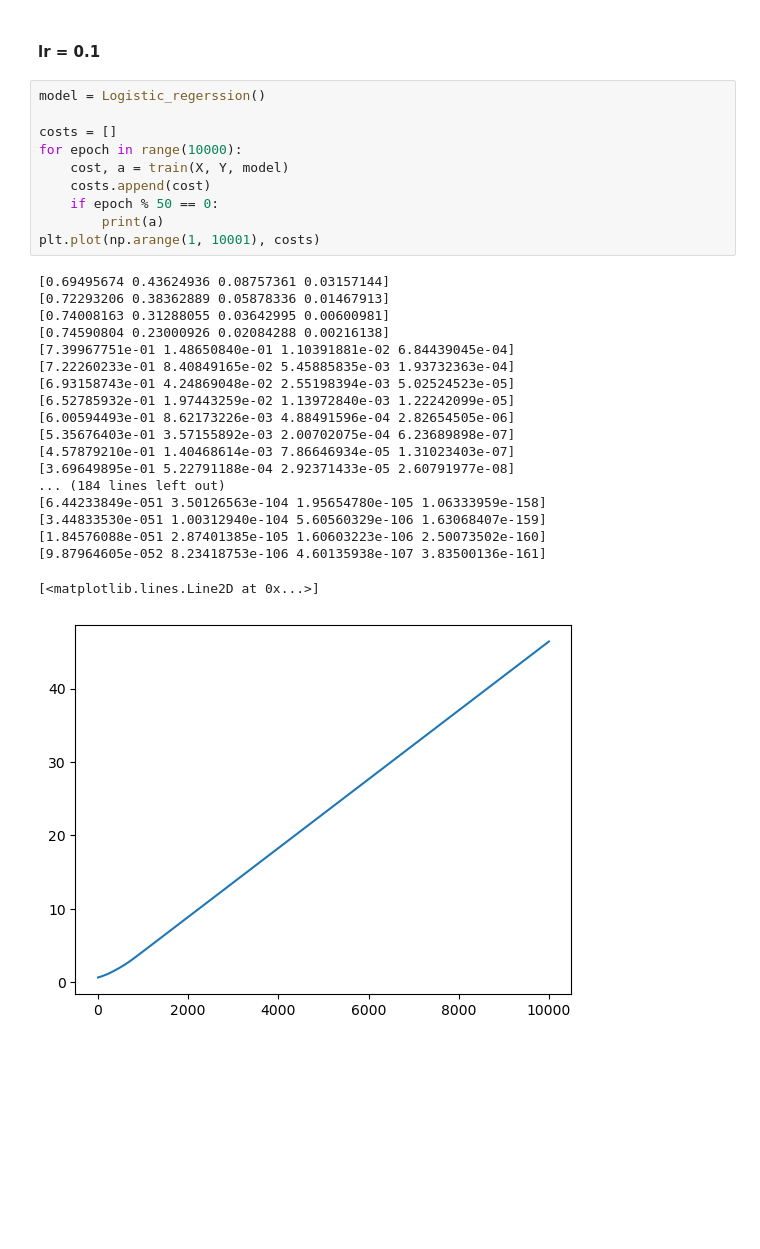
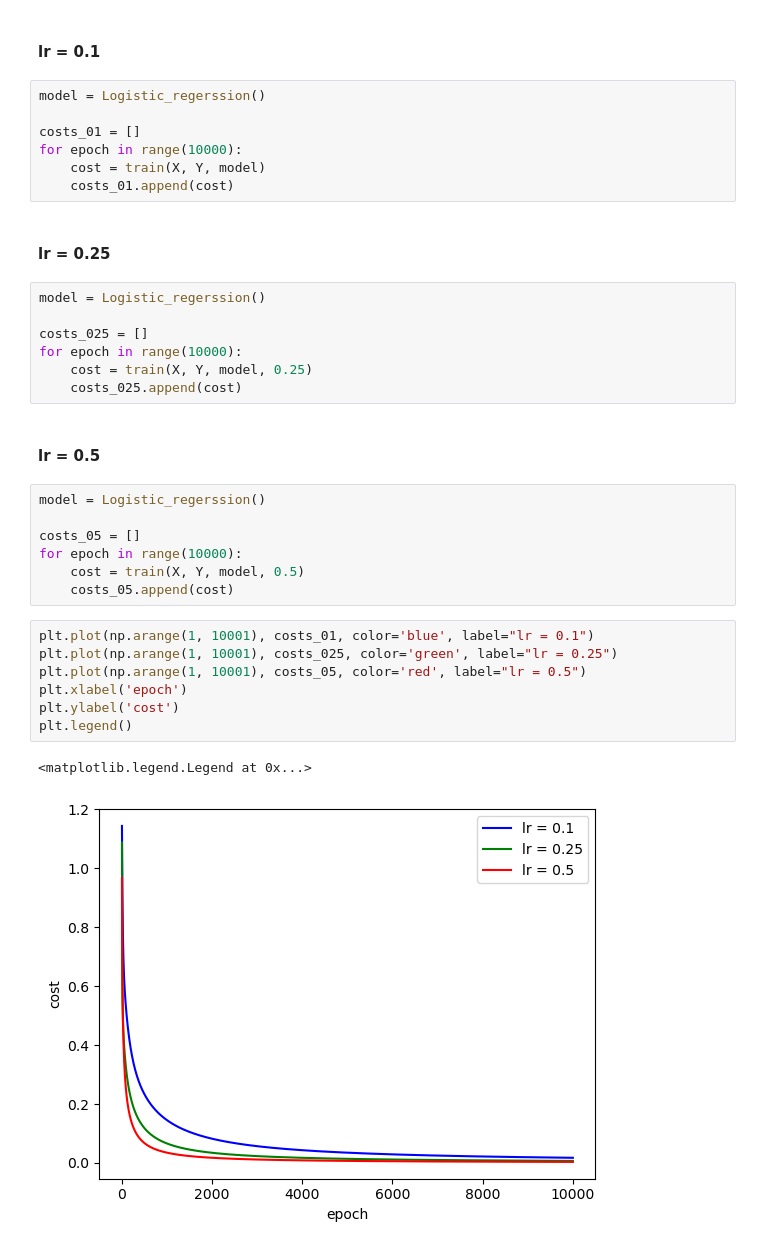
Before and after one commit to Puilin/Deep_Learning, a Jupyter notebook: DL_hw1.ipynb, the cells around one changed output. Cells and saved outputs as stored; diff of their text form; blank space fills up the shorter version.

```diff
--- a/DL_hw1.ipynb
+++ b/DL_hw1.ipynb
@@ -44,30 +46,35 @@ Y = np.array([0,0,0,1])
 # %%
 model = Logistic_regerssion()
 
-costs = []
+costs_01 = []
 for epoch in range(10000):
-    cost, a = train(X, Y, model)
-    costs.append(cost)
-    if epoch % 50 == 0:
-        print(a)
-plt.plot(np.arange(1, 10001), costs)
+    cost = train(X, Y, model)
+    costs_01.append(cost)
-# %% [output]
-[0.69495674 0.43624936 0.08757361 0.03157144]
-[0.72293206 0.38362889 0.05878336 0.01467913]
-[0.74008163 0.31288055 0.03642995 0.00600981]
-[0.74590804 0.23000926 0.02084288 0.00216138]
-[7.39967751e-01 1.48650840e-01 1.10391881e-02 6.84439045e-04]
-[7.22260233e-01 8.40849165e-02 5.45885835e-03 1.93732363e-04]
-[6.93158743e-01 4.24869048e-02 2.55198394e-03 5.02524523e-05]
-[6.52785932e-01 1.97443259e-02 1.13972840e-03 1.22242099e-05]
-[6.00594493e-01 8.62173226e-03 4.88491596e-04 2.82654505e-06]
-[5.35676403e-01 3.57155892e-03 2.00702075e-04 6.23689898e-07]
-[4.57879210e-01 1.40468614e-03 7.86646934e-05 1.31023403e-07]
-[3.69649895e-01 5.22791188e-04 2.92371433e-05 2.60791977e-08]
-... (184 lines left out)
-[6.44233849e-051 3.50126563e-104 1.95654780e-105 1.06333959e-158]
-[3.44833530e-051 1.00312940e-104 5.60560329e-106 1.63068407e-159]
-[1.84576088e-051 2.87401385e-105 1.60603223e-106 2.50073502e-160]
-[9.87964605e-052 8.23418753e-106 4.60135938e-107 3.83500136e-161]
-[<matplotlib.lines.Line2D at 0x...>]
-[figure, removed]
+# %% [markdown]
+#### lr = 0.25
+# %%
+model = Logistic_regerssion()
+
+costs_025 = []
+for epoch in range(10000):
+    cost = train(X, Y, model, 0.25)
+    costs_025.append(cost)
+# %% [markdown]
+#### lr = 0.5
+# %%
+model = Logistic_regerssion()
+
+costs_05 = []
+for epoch in range(10000):
+    cost = train(X, Y, model, 0.5)
+    costs_05.append(cost)
+# %%
+plt.plot(np.arange(1, 10001), costs_01, color='blue', label="lr = 0.1")
+plt.plot(np.arange(1, 10001), costs_025, color='green', label="lr = 0.25")
+plt.plot(np.arange(1, 10001), costs_05, color='red', label="lr = 0.5")
+plt.xlabel('epoch')
+plt.ylabel('cost')
+plt.legend()
+# %% [output]
+<matplotlib.legend.Legend at 0x...>
+[figure, added]
```
Also changed, not shown: parts of 34 cells of this notebook.
